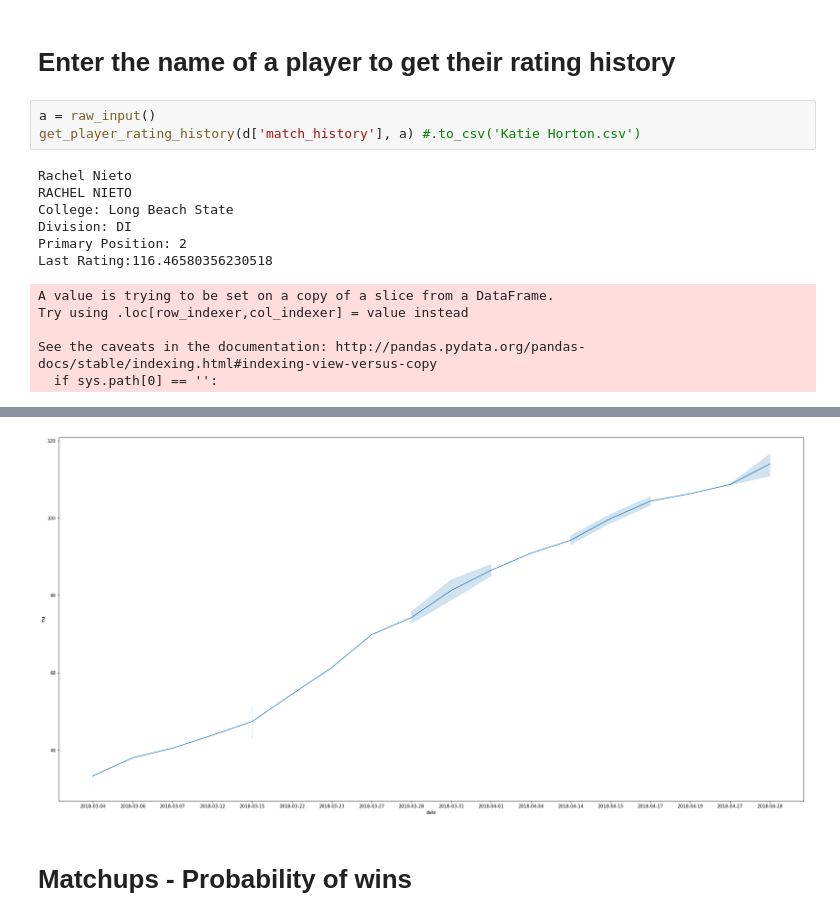
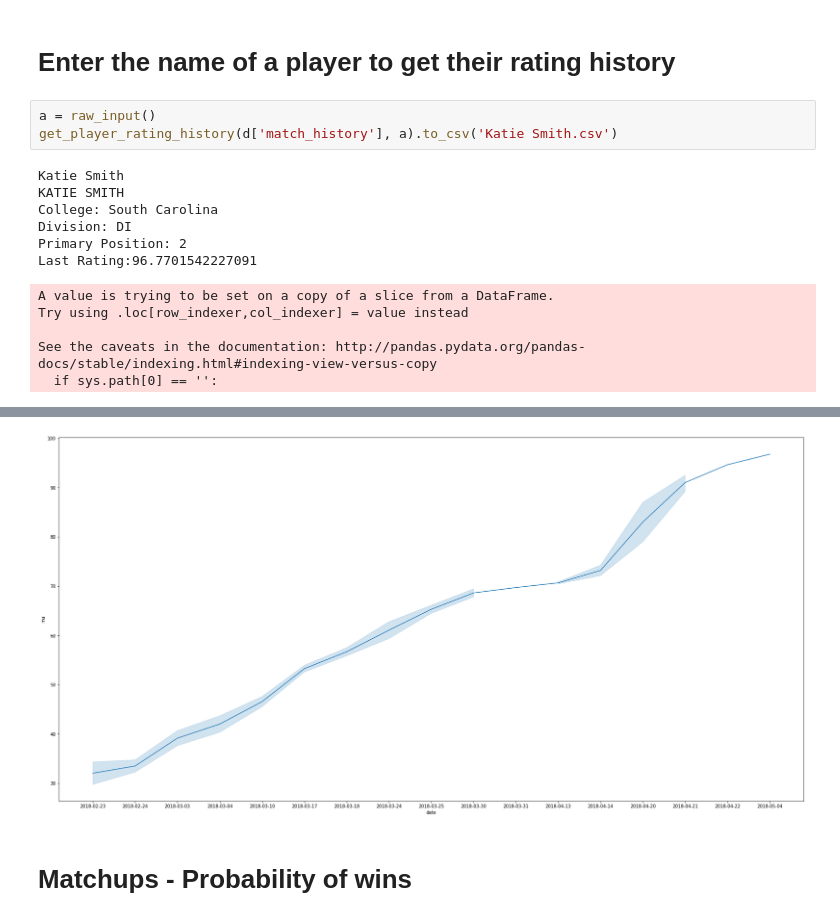
Before and after one commit to mas-dse-mhardist/collegebeachvball, a Jupyter notebook: Updated Rankings.ipynb, the cells around one changed output, grey strips where cells are left out. Cells and saved outputs as stored; diff of their text form.

```diff
--- a/Updated Rankings.ipynb
+++ b/Updated Rankings.ipynb
@@ -349,14 +678,14 @@ See the caveats in the documentation: http://pandas.pydata.org/pandas-docs/stabl
 # Enter the name of a player to get their rating history
 # %%
 a = raw_input()
-get_player_rating_history(d['match_history'], a) #.to_csv('Katie Horton.csv')
+get_player_rating_history(d['match_history'], a).to_csv('Katie Smith.csv')
 # %% [output]
-Rachel Nieto
-RACHEL NIETO
-College: Long Beach State
+Katie Smith
+KATIE SMITH
+College: South Carolina
 Division: DI
 Primary Position: 2
-Last Rating:116.46580356230518
+Last Rating:96.7701542227091
 A value is trying to be set on a copy of a slice from a DataFrame.
 Try using .loc[row_indexer,col_indexer] = value instead
 
@@ -382,4 +694,4 @@ See the caveats in the documentation: http://pandas.pydata.org/pandas-docs/stabl
-[figure, old version]
+[figure, new version]
 # %% [markdown]
 # Matchups -  Probability of wins
 # %%
```
Also changed, not shown: parts of 25 cells of this notebook, 7 other files.
